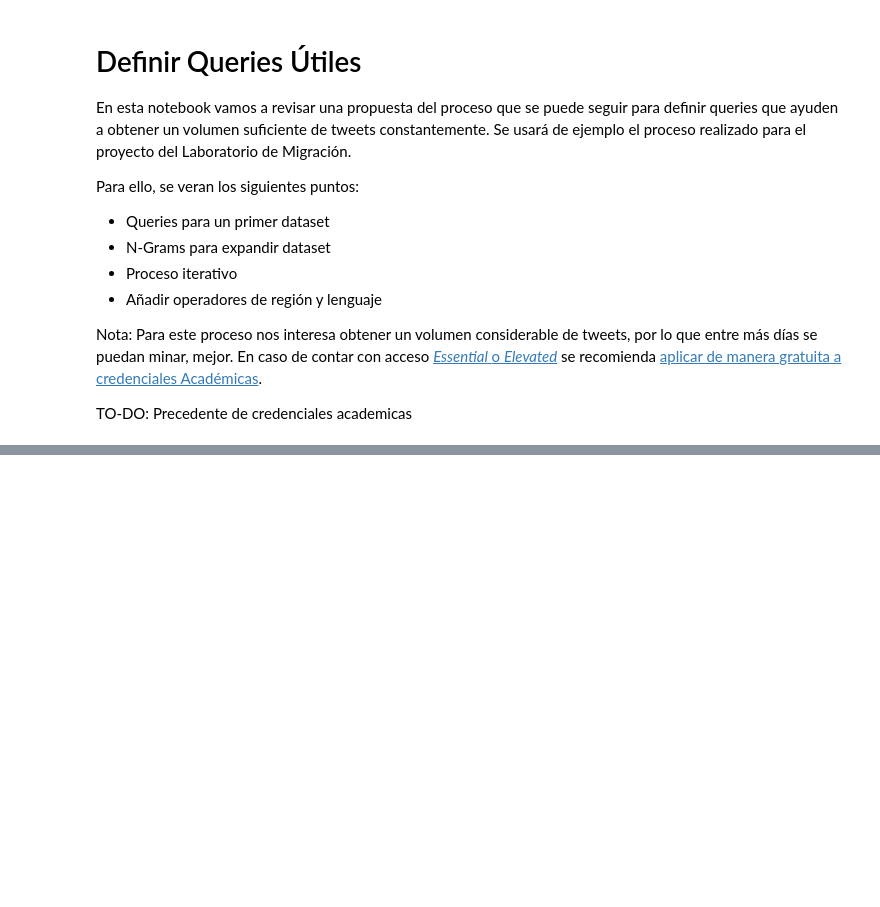
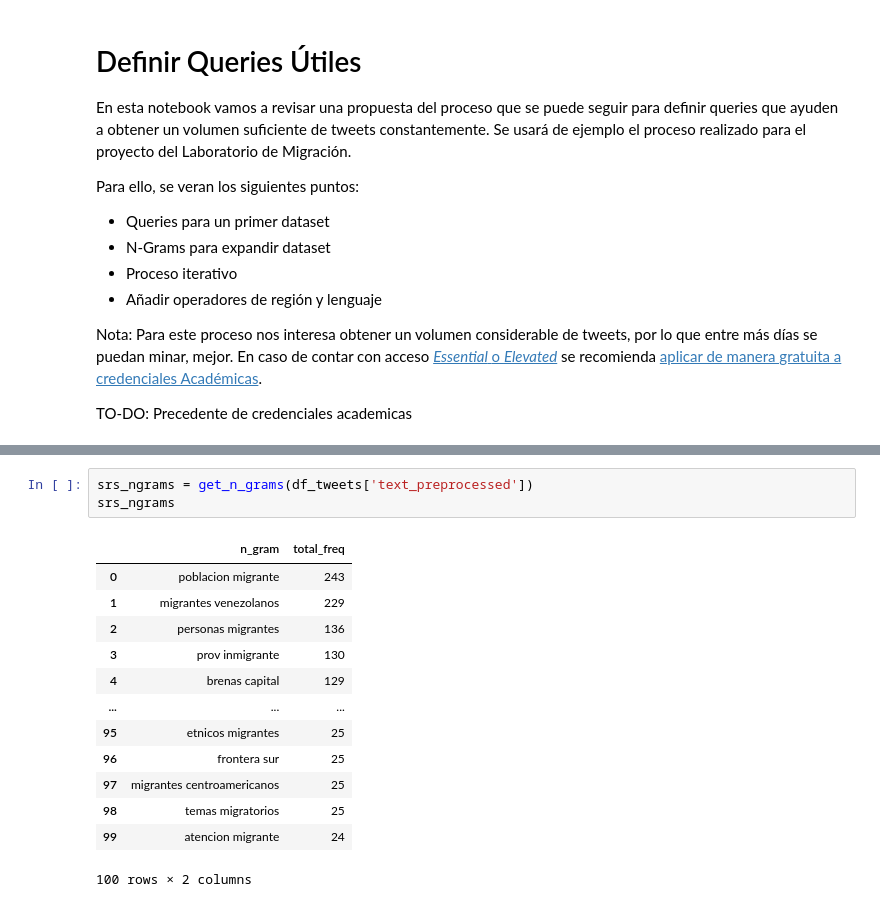
Before and after one commit to Entropia-AI/Workshop_2_Migracion, a Jupyter notebook: twitter/2_Definiendo_Queries.ipynb, the cells around one changed output, grey strips where cells are left out. Saved outputs shown, nothing was run; the diff lists cells and outputs as text; blank space fills up the shorter version.

```diff
--- a/twitter/2_Definiendo_Queries.ipynb
+++ b/twitter/2_Definiendo_Queries.ipynb
@@ -49,0 +226,17 @@ Un query ejemplo podría ser: `(migrar OR inmigrar OR emigrar OR migrante OR inm
+# %%
+srs_ngrams = get_n_grams(df_tweets['text_preprocessed'])
+srs_ngrams
+# %% [output]
+|  | n_gram | total_freq |
+| 0 | poblacion migrante | 243 |
+| 1 | migrantes venezolanos | 229 |
+| 2 | personas migrantes | 136 |
+| 3 | prov inmigrante | 130 |
+| 4 | brenas capital | 129 |
+| ... | ... | ... |
+| 95 | etnicos migrantes | 25 |
+| 96 | frontera sur | 25 |
+| 97 | migrantes centroamericanos | 25 |
+| 98 | temas migratorios | 25 |
+| 99 | atencion migrante | 24 |
+100 rows × 2 columns
```
Also changed, not shown: parts of 25 cells of this notebook, 12 other files.
